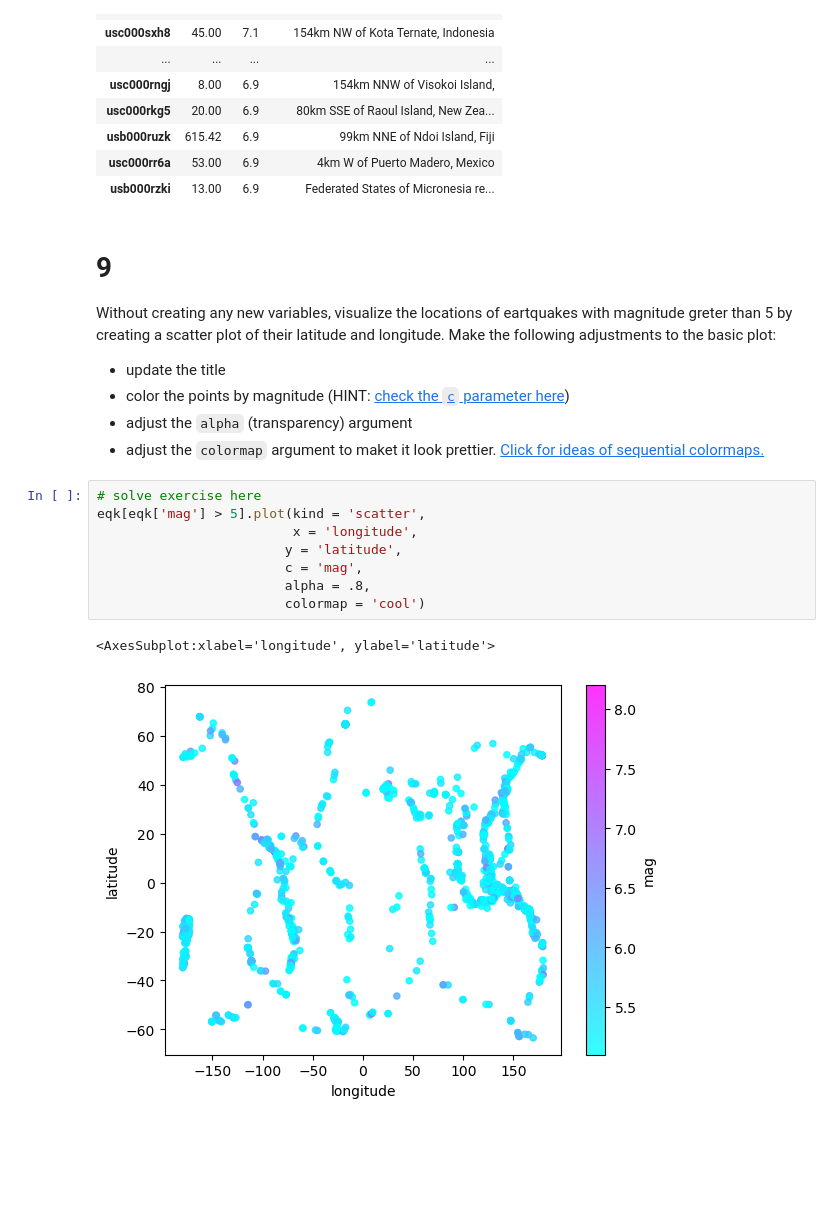
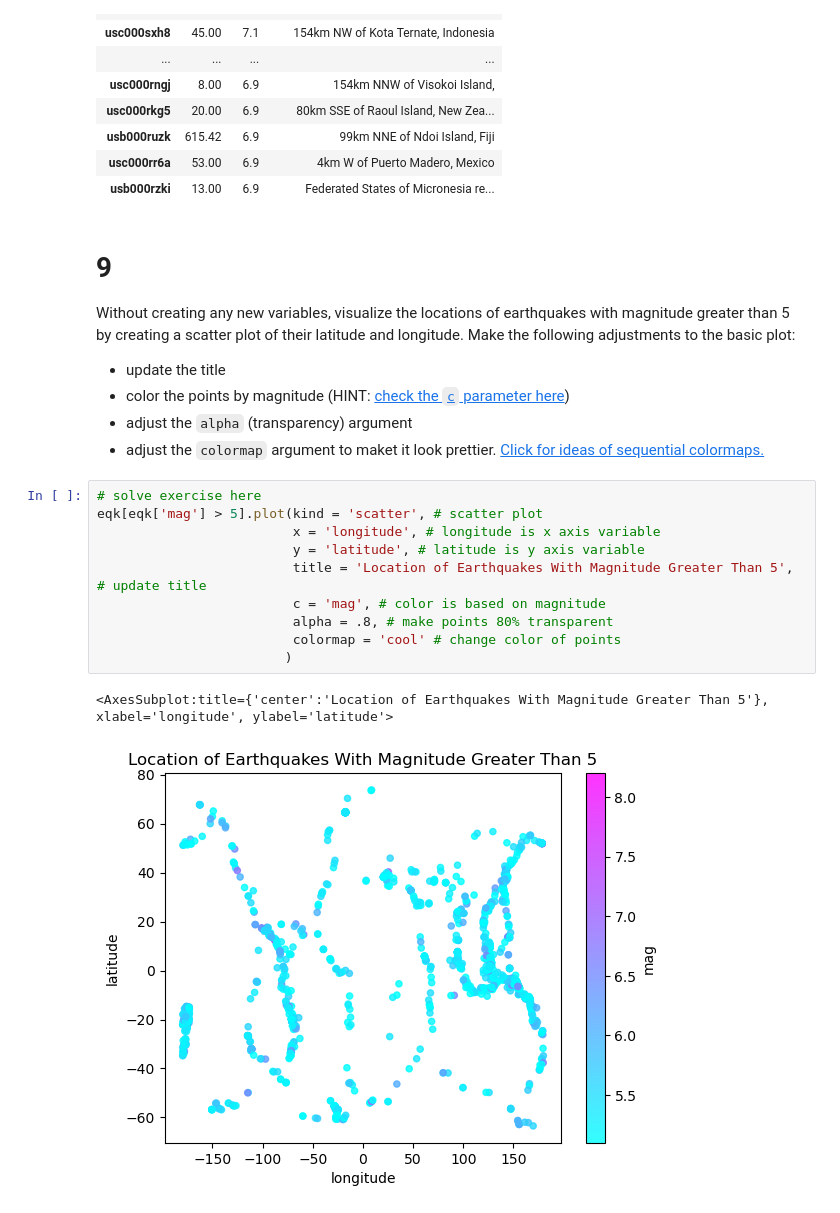
Before and after one commit to h-hahn/eds220-hwk-1, a Jupyter notebook: hwk1-task4.ipynb, the cells around one changed output. Saved outputs shown, nothing was run; the diff lists cells and outputs as text; blank space fills up the shorter version.

```diff
--- a/hwk1-task4.ipynb
+++ b/hwk1-task4.ipynb
@@ -183,19 +190,21 @@ eqk[['depth', 'mag', 'place']].nlargest(20, 'mag')
 # %% [markdown]
 # 9
 
-Without creating any new variables, visualize the locations of eartquakes with magnitude greter than 5 by creating a scatter plot of their latitude and longitude. Make the following adjustments to the basic plot:
+Without creating any new variables, visualize the locations of earthquakes with magnitude greater than 5 by creating a scatter plot of their latitude and longitude. Make the following adjustments to the basic plot:
 - update the title
 - color the points by magnitude (HINT: [check the `c` parameter here](https://pandas.pydata.org/pandas-docs/stable/reference/api/pandas.DataFrame.plot.scatter.html))
 - adjust the `alpha` (transparency) argument
 - adjust the `colormap` argument to maket it look prettier. [Click for ideas of sequential colormaps.](https://matplotlib.org/stable/users/explain/colors/colormaps.html)
 # %%
 # solve exercise here
-eqk[eqk['mag'] > 5].plot(kind = 'scatter',
-                         x = 'longitude',
-                        y = 'latitude',
-                        c = 'mag',
-                        alpha = .8,
-                        colormap = 'cool')
+eqk[eqk['mag'] > 5].plot(kind = 'scatter', # scatter plot
+                         x = 'longitude', # longitude is x axis variable
+                         y = 'latitude', # latitude is y axis variable
+                         title = 'Location of Earthquakes With Magnitude Greater Than 5', # update title
+                         c = 'mag', # color is based on magnitude
+                         alpha = .8, # make points 80% transparent
+                         colormap = 'cool' # change color of points
+                        )
 # %% [output]
-<AxesSubplot:xlabel='longitude', ylabel='latitude'>
+<AxesSubplot:title={'center':'Location of Earthquakes With Magnitude Greater Than 5'}, xlabel='longitude', ylabel='latitude'>
-[figure, old version]
+[figure, new version]
```
Also changed, not shown: parts of 8 cells of this notebook.
